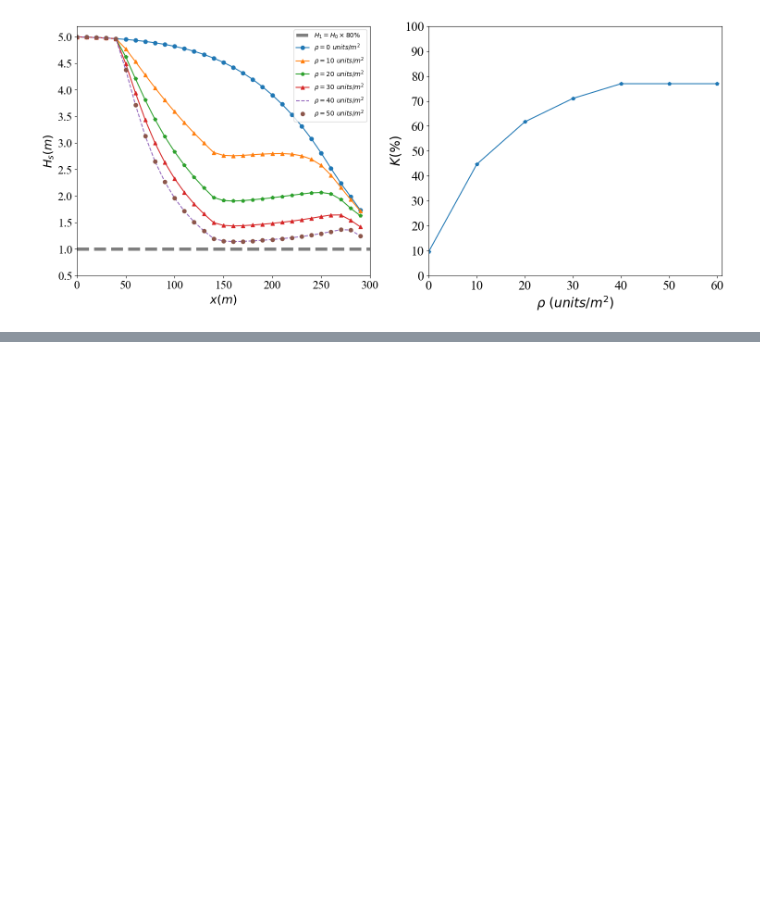
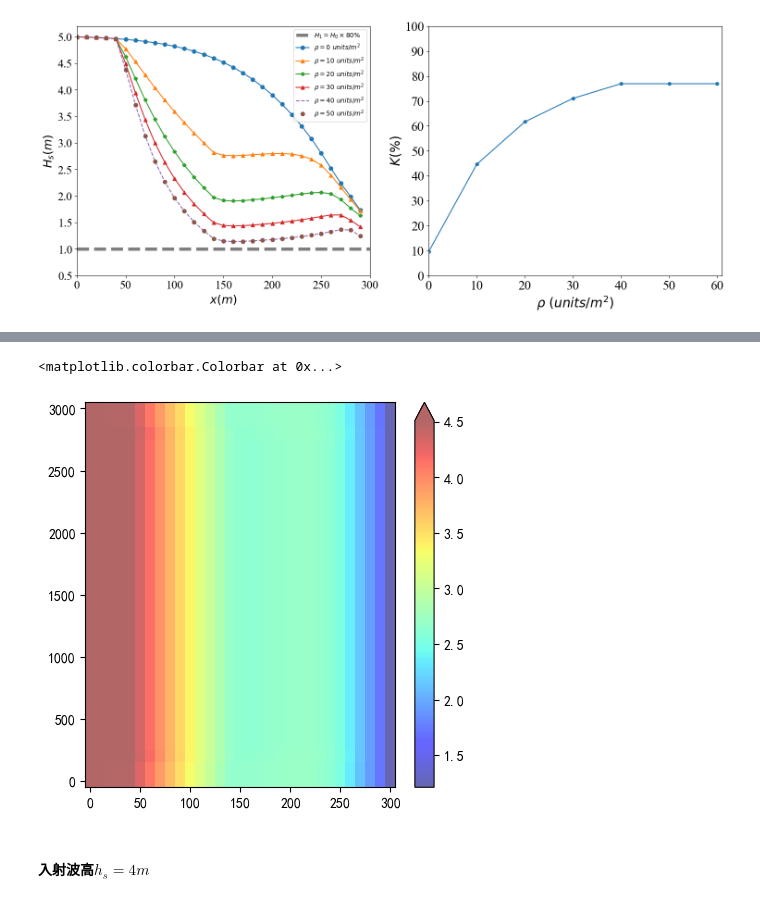
Before and after one commit to jackyvava/CodeWaveVegetation, a Jupyter notebook: code.ipynb, the cells around one changed output, grey strips where cells are left out. Saved outputs shown, nothing was run; the diff lists cells and outputs as text; code cells hidden in the pictures; blank space fills up the shorter version.

```diff
--- a/code.ipynb
+++ b/code.ipynb
@@ -1283,0 +1338,4 @@ plt.savefig('modelData/植被密度变化与波高关系图1.png',dpi=500,bbox_i
+# %%
+data = pd.read_csv("D:/Desktop/毕业论文/model/一维modelSWAN/入射波高影响/resultH45.csv")
+
+data
@@ -1283,0 +1356,30 @@ plt.savefig('modelData/植被密度变化与波高关系图1.png',dpi=500,bbox_i
+# %%
+xH45 = data['Xp'][:31]
+HSH45 = data['Hsig']
+# %%
+for i in range (len(HSH45)):
+    if HSH45[i] < 0:
+        HSH45[i] = HSH45[i-1]-0.5
+
+ZH45_Hs=(np.zeros(nx*ny).reshape(nx,ny))
+# %%
+for  i in range (31):
+    for j in range (31):
+        ZH45_Hs[i,j] = HSH45[i*31+j]
+
+
+for i in range (31):
+    for j in range (31):
+        if i == 0:
+            ZH45_Hs[i,j] = ZH45_Hs[i+1,j]
+        if i == 30:
+            ZH45_Hs[i,j] = ZH45_Hs[i-1,j]
+# %%
+plt.figure(num=1,figsize = (5,5), facecolor=None)
+plt.pcolormesh(X1, Y1, ZH45_Hs, cmap='jet',alpha=0.6)
+plt.colorbar(extend='max')
+# %% [output]
+<matplotlib.colorbar.Colorbar at 0x...>
+[figure, added]
+# %% [markdown]
+#### 入射波高$h_s = 4m$
```
Also changed, not shown: parts of 15 cells of this notebook, 1 other file.
